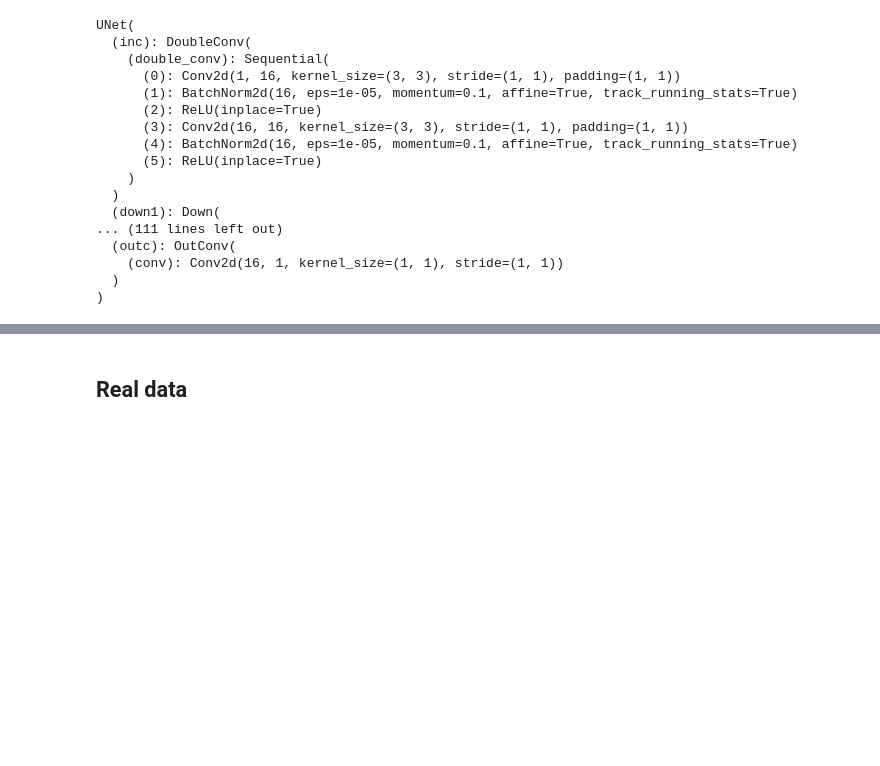
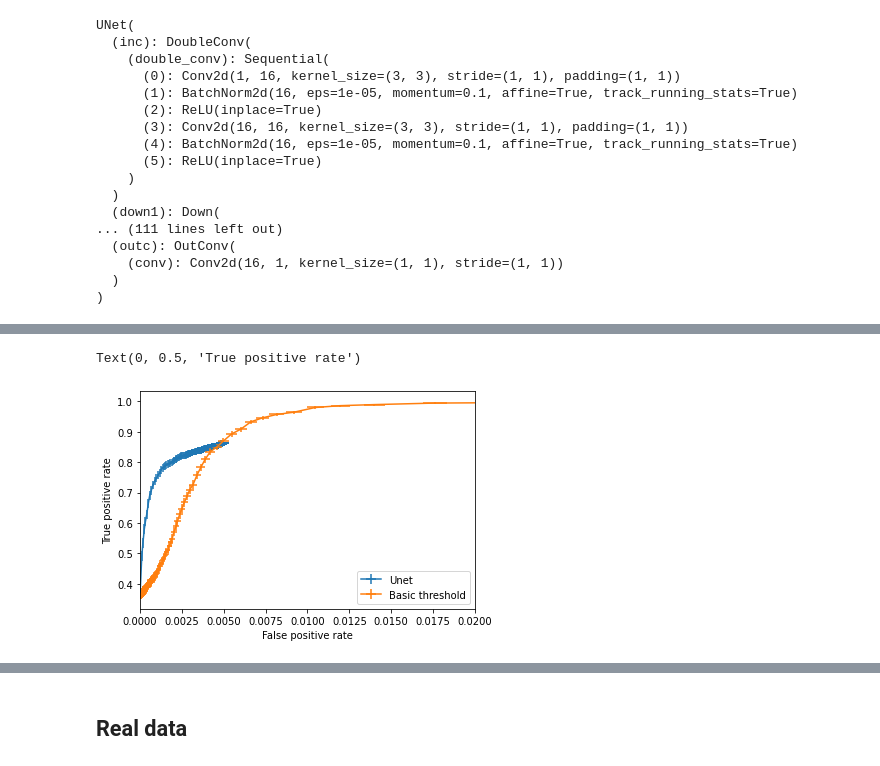
Before and after one commit to jerenner/emsim, a Jupyter notebook: emsim.ipynb, the cells around one changed output, grey strips where cells are left out. Drawn from its saved outputs; the diff is of its cells as text; code cells hidden in the pictures; blank space fills up the shorter version.

Commit message:
Adds modifications for inclusion of edge information in training

```diff
--- a/emsim.ipynb
+++ b/emsim.ipynb
@@ -96,12 +97,13 @@ def fit_line(fit_img, th = 0.5, pct_rng = 0.2, nbins_hdist = 100):
     return m,b,Lmin,mrng,Lrng_m,brng,Lrng_b,hfinal,bcenters
 # %%
 # Create some number of events and count them.
-th_unet = 0.14
+th_unet = 0.9
 th_classical = 825
 evts = np.arange(0,10000)
 l_frames, l_labels, l_ct_unet, l_ct_classical = [], [], [], []
 for evt in evts:
     frame,label = frameset[evt]
+    label = label[0]
 
     # Send through the model.
     data = torch.tensor(frame).float().unsqueeze(0).unsqueeze(1).cuda()
@@ -268,7 +252,7 @@ load_model  = True   # Load an existing model
 tr.augment  = False  # Enable/disable data augmentation
 epoch_start = 0      # Number of initial epoch
 epoch_end   = 2000    # Number of final epoch
-model_load_checkpoint = "{}/model_frames_50x50_noise683_11_front_100kev_77.pt".format(modeldir)
+model_load_checkpoint = "{}/model_frames_20x20_noise683_2e_bcsloss_front_100kev_89_withline.pt".format(modeldir)
 
 # Create the dataset.
 # 576x576: 2927 +/- 71
@@ -278,7 +262,8 @@ model_load_checkpoint = "{}/model_frames_50x50_noise683_11_front_100kev_77.pt".f
 
 # "Real-data-like" dataset: occupancy 11, noise_mean=683, noise_sigma=11.2
 dset = tr.EMDataset("dataframes/EM_5um_front_3M_100keV.pkl",noise_mean=0,noise_sigma=20,add_noise=False,add_shift=0)
-dataset_train   = tr.EMFrameDataset(dset,frame_size=50,nelec_mean=11,nelec_sigma=0.5,noise_mean=683,noise_sigma=11.2)
+#dataset_train   = tr.EMFrameDataset(dset,frame_size=50,nelec_mean=11,nelec_sigma=0.5,noise_mean=683,noise_sigma=11.2)
+dataset_train = tr.EMFrameDataset(dset,frame_size=20,nelec_mean=2,nelec_sigma=0.1,noise_mean=683,noise_sigma=11.2,m_line=-2.0,b_line=30.0)
 
 # Create the loaders.
 train_loader = DataLoader(dataset_train, batch_size=50, shuffle=False, collate_fn=tr.my_collate_unet, num_workers=8)
@@ -310,7 +315,7 @@ torch.save(model.state_dict(), "{}/model_frames_50x50_noise683_11_front_100kev_{
 # %%
 sigmoid = nn.Sigmoid()
 dset = tr.EMDataset("dataframes/EM_5um_front_3M_100keV.pkl",noise_mean=0,noise_sigma=20,add_noise=False,add_shift=0)
-dataset_train   = tr.EMFrameDataset(dset,frame_size=50,nelec_mean=11,nelec_sigma=0.5,noise_mean=683,noise_sigma=11.2)
+#dataset_train   = tr.EMFrameDataset(dset,frame_size=50,nelec_mean=11,nelec_sigma=0.5,noise_mean=683,noise_sigma=11.2)
 model.eval()
 # %% [output]
 Created dataset for events from 0 to 198917
@@ -340,15 +345,15 @@ UNet(
 tp_unet = []; fp_unet = []
 tp_classical = []; fp_classical = []
 #nn_thresholds = np.arange(0.05,1.0,0.1)
-nn_thresholds = np.logspace(-12.0,-0.005,100)
+nn_thresholds = np.logspace(-0.5,-0.001,1000)
 classical_thresholds = np.arange(600,7000,10)
-evts = np.arange(100000,100100)
+evts = np.arange(100000,101000)
 for evt in evts:
 
     # Get the event and truth.
     evt_item = dataset_train[evt]
     evt_arr = evt_item[0]
-    evt_lbl = evt_item[1]
+    evt_lbl = evt_item[1][0]
 
     # Send through the model.
     data = torch.tensor(evt_arr).float().unsqueeze(0).unsqueeze(1).cuda()
@@ -363,10 +368,12 @@ for evt in evts:
         pred = (prob > th)
         tp = np.sum((evt_lbl == 1) & (pred == True))
         fn = np.sum((evt_lbl == 1) & (pred == False))
-        tp = tp / (tp + fn)
+        if( (tp + fn) > 0): tp = tp / (tp + fn)
+        else: tp = 1
         fp = np.sum((evt_lbl == 0) & (pred == True))
         tn = np.sum((evt_lbl == 0) & (pred == False))
-        fp = fp / (fp + tn)
+        if( (fp + tn) > 0): fp = fp / (fp + tn)
+        else: fp = 0
         temp_tp.append(tp)
         temp_fp.append(fp)
     tp_unet.append(temp_tp)
@@ -378,10 +385,12 @@ for evt in evts:
         pred = (evt_arr > th)
         tp = np.sum((evt_lbl == 1) & (pred == True))
         fn = np.sum((evt_lbl == 1) & (pred == False))
-        tp = tp / (tp + fn)
+        if( (tp + fn) > 0): tp = tp / (tp + fn)
+        else: tp = 1
         fp = np.sum((evt_lbl == 0) & (pred == True))
         tn = np.sum((evt_lbl == 0) & (pred == False))
-        fp = fp / (fp + tn)
+        if( (tp + tn) > 0): fp = fp / (fp + tn)
+        else: tp = 0
         temp_tp.append(tp)
         temp_fp.append(fp)
     tp_classical.append(temp_tp)
@@ -397,19 +424,22 @@ fp_classical = np.array(fp_classical)
 # %%
 tp_rate_unet = np.mean(tp_unet,axis=0)
 tp_err_unet = np.std(tp_unet,axis=0)/np.sqrt(tp_unet.shape[0])
 fp_rate_unet = np.mean(fp_unet,axis=0)
 fp_err_unet = np.std(fp_unet,axis=0)/np.sqrt(fp_unet.shape[0])
 tp_rate_classical = np.mean(tp_classical,axis=0)
 tp_err_classical = np.std(tp_classical,axis=0)/np.sqrt(tp_classical.shape[0])
 fp_rate_classical = np.mean(fp_classical,axis=0)
 fp_err_classical = np.std(fp_classical,axis=0)/np.sqrt(fp_classical.shape[0])
 
 plt.errorbar(fp_rate_unet,tp_rate_unet,xerr=fp_err_unet,yerr=tp_err_unet,label='Unet')
 plt.errorbar(fp_rate_classical,tp_rate_classical,xerr=fp_err_classical,yerr=tp_err_classical,label='Basic threshold')
-plt.xlim([0,0.05])
+plt.xlim([0,0.02])
 plt.legend()
 plt.xlabel("False positive rate")
 plt.ylabel("True positive rate")
+# %% [output]
+Text(0, 0.5, 'True positive rate')
+[figure, added]
 # %%
 print("NN ------------------")
 for tpr,fpr,th in zip(tp_rate_unet,fp_rate_unet,nn_thresholds):
```
Also changed, not shown: parts of 16 cells of this notebook, 1 other file.
